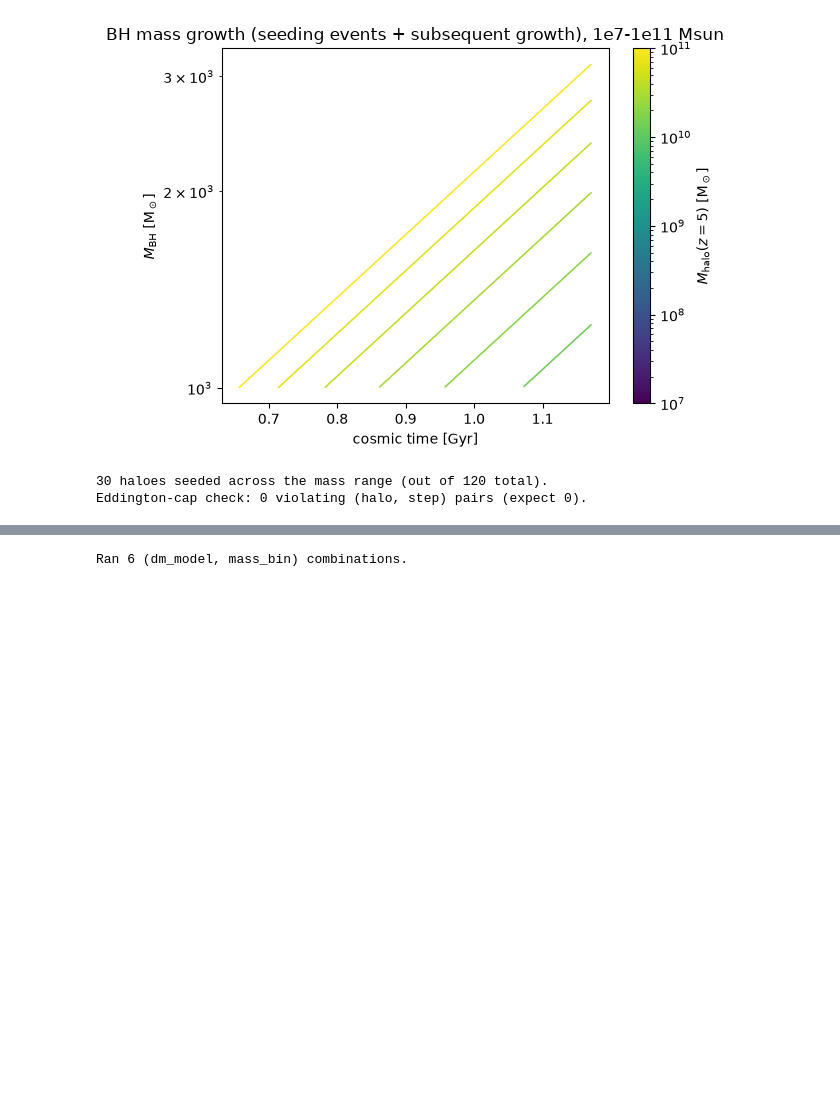
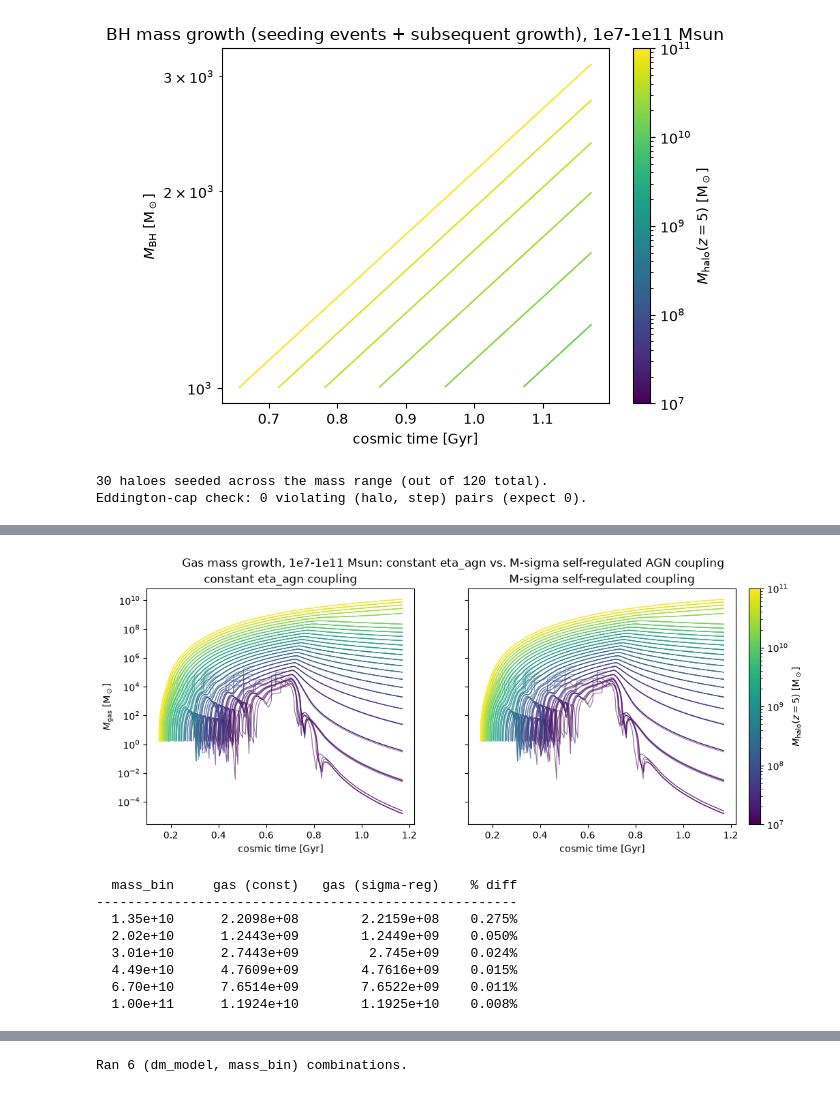
Before and after one commit to doctorcbpower/Ashvini, a Jupyter notebook: notebooks/pymctrees_ashvini_demo.ipynb, the cells around one changed output, grey strips where cells are left out. Drawn from its saved outputs; the diff is of its cells as text; code cells hidden in the pictures; blank space fills up the shorter version.

```diff
--- a/notebooks/pymctrees_ashvini_demo.ipynb
+++ b/notebooks/pymctrees_ashvini_demo.ipynb
@@ -369,0 +509,44 @@ Eddington-cap check: 0 violating (halo, step) pairs (expect 0).
+# %%
+fig, axes = plt.subplots(1, 2, figsize=(12, 4.5), sharey=True, sharex=True)
+titles = {"constant_eta_agn": "constant eta_agn coupling", "sigma_regulated": "M-sigma self-regulated coupling"}
+for ax, coupling_model in zip(axes, ["constant_eta_agn", "sigma_regulated"]):
+    for mass_bin in WIDE_MASS_POINTS:
+        result = agn_coupling_results[(mass_bin, coupling_model)]
+        t, gas = result["cosmic_time"], result["gas_mass"]
+        c = cmap(norm(mass_bin))
+        for i in range(gas.shape[0]):
+            row = gas[i]
+            nz = np.where(row > 0)[0]
+            if len(nz) == 0:
+                continue
+            ax.plot(t[nz], row[nz], color=c, lw=0.8, alpha=0.6)
+    ax.set_yscale("log")
+    ax.set_xlabel("cosmic time [Gyr]")
+    ax.set_title(titles[coupling_model])
+axes[0].set_ylabel(r"$M_{\rm gas}$ [M$_\odot$]")
+sm = cm.ScalarMappable(norm=norm, cmap=cmap)
+fig.colorbar(sm, ax=axes, label=r"$M_{\rm halo}(z=5)$ [M$_\odot$]", fraction=0.05, pad=0.02)
+fig.suptitle("Gas mass growth, 1e7-1e11 Msun: constant eta_agn vs. M-sigma self-regulated AGN coupling")
+plt.savefig("gas_mass_constant_vs_sigma_regulated.png", dpi=130, bbox_inches="tight")
+plt.show()
+
+# Explicit final-step numbers, mirroring section 8's DM-model table: the
+# gas-mass panels above look nearly identical by eye, and the printed
+# numbers below are why.
+header = f"{'mass_bin':>10}{'gas (const)':>16}{'gas (sigma-reg)':>18}{'% diff':>10}"
+print(header)
+print("-" * len(header))
+for mass_bin in MECH_MASS_POINTS:
+    gc = agn_coupling_results[(mass_bin, "constant_eta_agn")]["gas_mass"][0, -1]
+    gs = agn_coupling_results[(mass_bin, "sigma_regulated")]["gas_mass"][0, -1]
+    print(f"{mass_bin:>10.2e}{gc:>16.5g}{gs:>18.5g}{100 * (gs - gc) / gc:>9.3f}%")
+# %% [output]
+[figure, added]
+  mass_bin     gas (const)   gas (sigma-reg)    % diff
+------------------------------------------------------
+  1.35e+10      2.2098e+08        2.2159e+08    0.275%
+  2.02e+10      1.2443e+09        1.2449e+09    0.050%
+  3.01e+10      2.7443e+09         2.745e+09    0.024%
+  4.49e+10      4.7609e+09        4.7616e+09    0.015%
+  6.70e+10      7.6514e+09        7.6522e+09    0.011%
+  1.00e+11      1.1924e+10        1.1925e+10    0.008%
```
Also changed, not shown: parts of 7 cells of this notebook.
